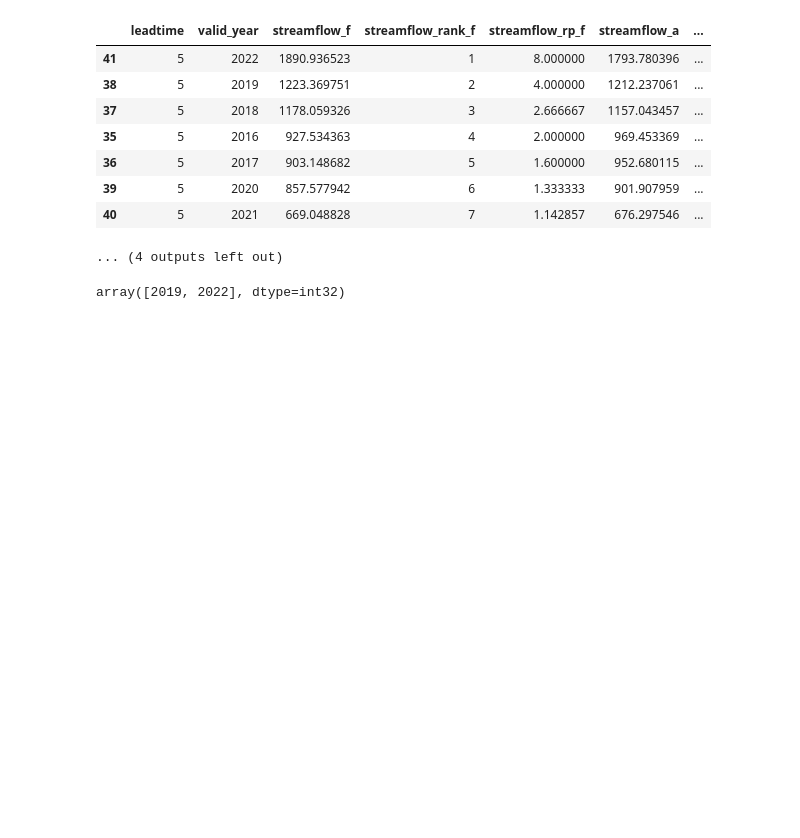
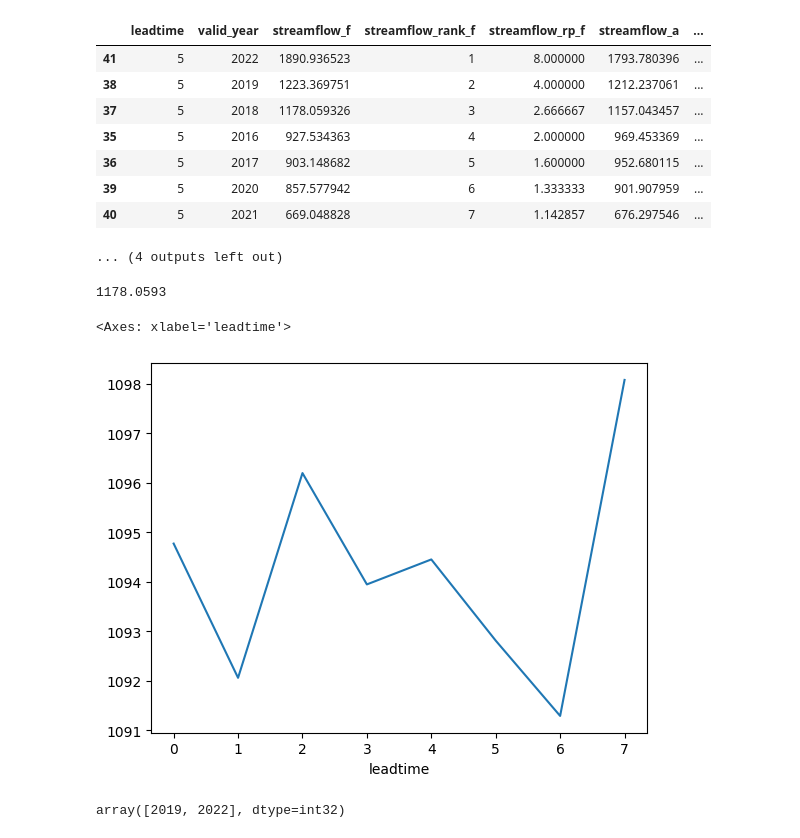
Before and after one commit to OCHA-DAP/ds-aa-nga-flooding, a Jupyter notebook: exploration/2025/grrr_forecast.ipynb, the cells around one changed output. Saved outputs shown, nothing was run; the diff lists cells and outputs as text; code cells hidden in the pictures; blank space fills up the shorter version.

```diff
--- a/exploration/2025/grrr_forecast.ipynb
+++ b/exploration/2025/grrr_forecast.ipynb
@@ -190,3 +194,12 @@ for lt, group in df_compare.groupby("leadtime"):
+# %%
+df_compare[~df_compare["trig"]]["streamflow_f"].max()
+# %% [output]
+1178.0593
+# %%
+df_compare.groupby("leadtime").mean()["streamflow_f"].plot()
+# %% [output]
+<Axes: xlabel='leadtime'>
+[figure, added]
 # %%
 thresh_ra = 1212
 # %%
```
Also changed, not shown: parts of 2 cells of this notebook, 3 other files.
